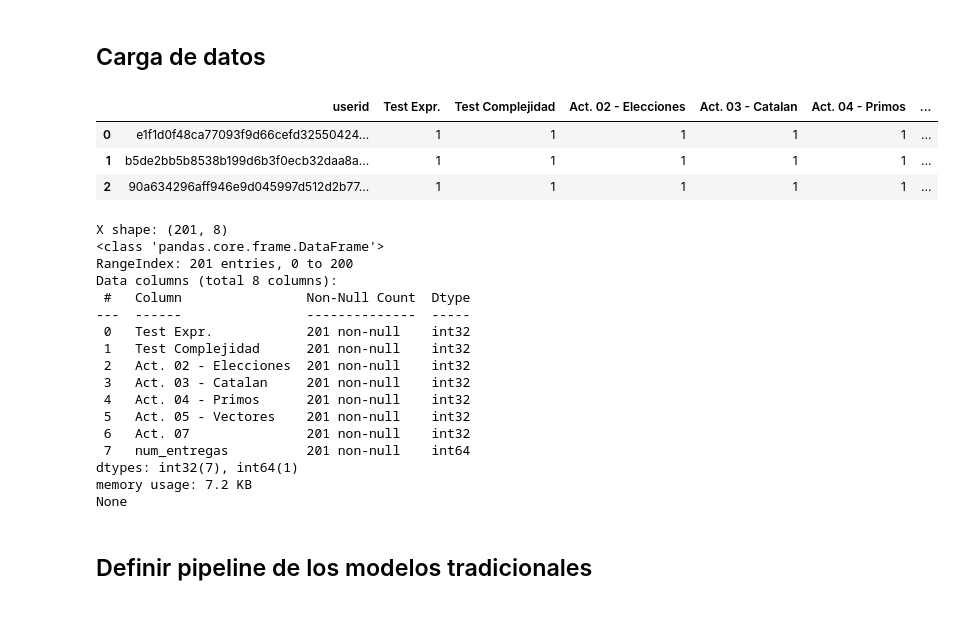
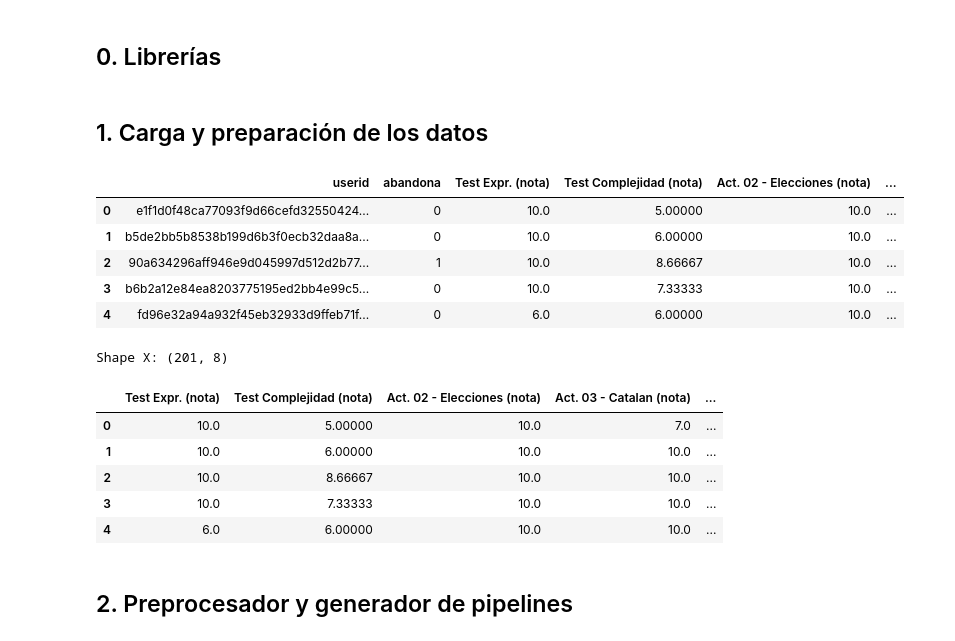
Before and after one commit to Cmanzano03/TFG_cmi_Moodle, a Jupyter notebook: notebooks/Modelado/modelado_v1.2.ipynb, the cells around one changed output. Cells and saved outputs as stored; diff of their text form; code cells hidden in the pictures.

```diff
--- a/notebooks/Modelado/modelado_v1.2.ipynb
+++ b/notebooks/Modelado/modelado_v1.2.ipynb
@@ -6 +4,3 @@ En este notebook, vamos a seguir el mimso enfoque que en la anterior versión, p
+# %% [markdown]
+## 0. Librerías
 # %%
@@ -43,52 +36,45 @@ os.makedirs(MODEL_PATH, exist_ok=True)
 # %% [markdown]
-## Carga de datos
+## 1. Carga y preparación de los datos
 # %%
-# 1. Carga y filtrado de columnas
 
-df = pd.read_parquet(f"{DATA_PATH}/dataset_2.0.parquet")
+DATA_PATH = '/home/carlos/Documentos/TFG/spark-workspace/data/datasets/'
+MODEL_PATH = 'models_v1.3'
+os.makedirs(MODEL_PATH, exist_ok=True)
 
-# Nos quedamos sólo con las columnas de entregas (quitamos notas y cuestionarios)
-df = df.loc[:, ~df.columns.str.startswith("Clase")]
-df = df.loc[:, ~df.columns.str.contains(r"\(nota\)")]
-df = df.drop(columns=["num_entregas"], errors="ignore")
+df = pd.read_parquet(f'{DATA_PATH}/dataset_2.0.parquet')
 
-# 2. Recalcular num_entregas:
-#    suma de todas las columnas binarias de entregas (0/1) por fila
-cols_actividades = [c for c in df.columns if c not in ["userid", "abandona"]]
-df["num_entregas"] = df[cols_actividades].sum(axis=1)
+# Seleccionar sólo columnas de notas de actividades (contienen '(nota)' pero no empiezan con 'Clase')
+grade_cols = [c for c in df.columns if '(nota)' in c and not c.startswith('Clase')]
+df = df[['userid', 'abandona'] + grade_cols]
 
-# 3. Guardar el nuevo DataFrame
-df.to_parquet(f"{DATA_PATH}/dataset_2.1.parquet")
+# Métrica global: nota_media
+df['nota_media'] = df[grade_cols].mean(axis=1)
 
-# 4. Separar X / y
-X = df.drop(columns=["userid", "abandona"])
-y = df["abandona"]
+# Guardar dataset filtrado
+df.to_parquet(f'{DATA_PATH}/dataset_1.2.parquet')
 
-display(df.head(3))
-print("X shape:", X.shape)
-print(X.info())
+# Split
+X = df.drop(columns=['userid', 'abandona'])
+y = df['abandona']
+
+display(df.head())
+print('Shape X:', X.shape)
+
+display(X.head())
 # %% [output]
-|  | userid | Test Expr. | Test Complejidad | Act. 02 - Elecciones | Act. 03 - Catalan | Act. 04 - Primos | ... |
-| 0 | e1f1d0f48ca77093f9d66cefd32550424... | 1 | 1 | 1 | 1 | 1 | ... |
-| 1 | b5de2bb5b8538b199d6b3f0ecb32daa8a... | 1 | 1 | 1 | 1 | 1 | ... |
-| 2 | 90a634296aff946e9d045997d512d2b77... | 1 | 1 | 1 | 1 | 1 | ... |
+|  | userid | abandona | Test Expr. (nota) | Test Complejidad (nota) | Act. 02 - Elecciones (nota) | ... |
+| 0 | e1f1d0f48ca77093f9d66cefd32550424... | 0 | 10.0 | 5.00000 | 10.0 | ... |
+| 1 | b5de2bb5b8538b199d6b3f0ecb32daa8a... | 0 | 10.0 | 6.00000 | 10.0 | ... |
+| 2 | 90a634296aff946e9d045997d512d2b77... | 1 | 10.0 | 8.66667 | 10.0 | ... |
+| 3 | b6b2a12e84ea8203775195ed2bb4e99c5... | 0 | 10.0 | 7.33333 | 10.0 | ... |
+| 4 | fd96e32a94a932f45eb32933d9ffeb71f... | 0 | 6.0 | 6.00000 | 10.0 | ... |
-X shape: (201, 8)
-<class 'pandas.core.frame.DataFrame'>
-RangeIndex: 201 entries, 0 to 200
-Data columns (total 8 columns):
- #   Column                Non-Null Count  Dtype
----  ------                --------------  -----
- 0   Test Expr.            201 non-null    int32
- 1   Test Complejidad      201 non-null    int32
- 2   Act. 02 - Elecciones  201 non-null    int32
- 3   Act. 03 - Catalan     201 non-null    int32
- 4   Act. 04 - Primos      201 non-null    int32
- 5   Act. 05 - Vectores    201 non-null    int32
- 6   Act. 07               201 non-null    int32
- 7   num_entregas          201 non-null    int64
-dtypes: int32(7), int64(1)
-memory usage: 7.2 KB
-None
+Shape X: (201, 8)
+|  | Test Expr. (nota) | Test Complejidad (nota) | Act. 02 - Elecciones (nota) | Act. 03 - Catalan (nota) | ... |
+| 0 | 10.0 | 5.00000 | 10.0 | 7.0 | ... |
+| 1 | 10.0 | 6.00000 | 10.0 | 10.0 | ... |
+| 2 | 10.0 | 8.66667 | 10.0 | 10.0 | ... |
+| 3 | 10.0 | 7.33333 | 10.0 | 10.0 | ... |
+| 4 | 6.0 | 6.00000 | 10.0 | 10.0 | ... |
-# %% [markdown]
-## Definir pipeline de los modelos tradicionales
+# %% [markdown]
+## 2. Preprocesador y generador de pipelines
 # %%
```
Also changed, not shown: parts of 16 cells of this notebook, 17 other files.
